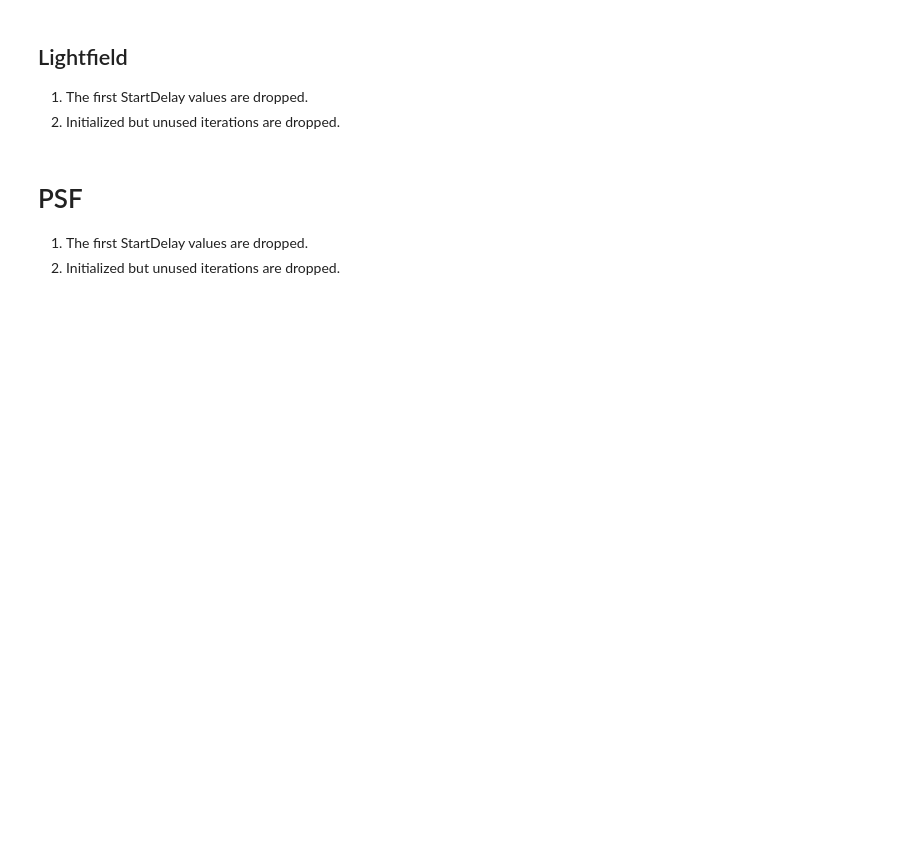
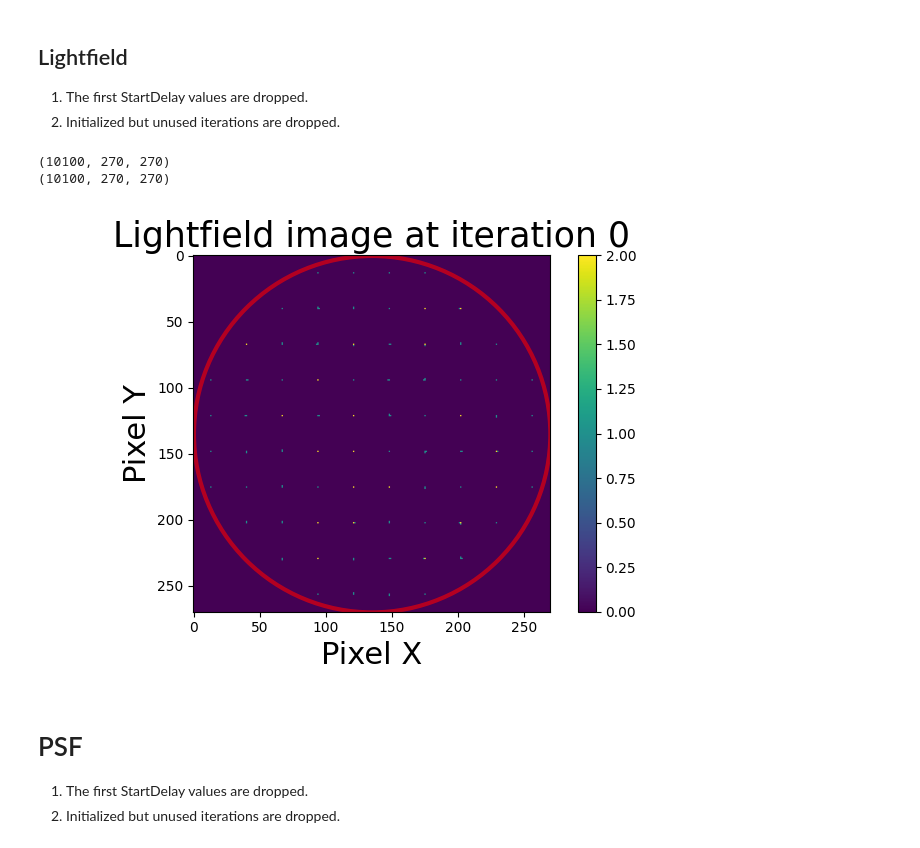
Before and after one commit to HumbertDominique/PSF-R-ML, a Jupyter notebook: preprocessing.ipynb, the cells around one changed output. Cells and saved outputs as stored; diff of their text form; code cells hidden in the pictures; blank space fills up the shorter version.

```diff
--- a/preprocessing.ipynb
+++ b/preprocessing.ipynb
@@ -17,7 +17,7 @@ SMALL_SIZE = 20
 MEDIUM_SIZE = 22
 BIGGER_SIZE = 25
 GPU = True
-outputDir = "output/"
+outputDir = "output_prep/"
 inputDir = "dataInputs/"
 
 Parameters = "ao_metadata.txt"
@@ -164,28 +171,32 @@ del WFSy
 # %%
 with h5py.File(inputDir+file_names[1]+str(1)+".h5", 'r') as temp:
     key = list(temp.keys())
-    lightfields = temp[key[0]][()][int(startDelay):,:]
+    lightfields = temp[key[0]][()][int(startDelay):int(LastBatchItSize),:]
 
-# print(lightfields.shape)
+print(lightfields.shape)
 
 if os.path.exists(inputDir+file_names[1]+str(1)+".h5"):
     if DELETE_OLD_FILES: os.remove(inputDir+file_names[1]+str(1)+".h5")
 
     with h5py.File(outputDir+file_names[1]+"prep_"+str(1)+".h5", "w") as f:
         f.create_dataset("Lightfield", data=lightfields)
 
 plt.close(0)
 plt.figure(0)
 plt.imshow(lightfields[0])
 plt.title("Lightfield image at iteration 0", fontsize=BIGGER_SIZE)
 circle = Circle((270/2, 270/2), 270/2, color='red', fill=False, linewidth=3,alpha=0.6)
 plt.gca().add_patch(circle)
 plt.colorbar()
 plt.ylabel("Pixel Y", fontsize=MEDIUM_SIZE)
 plt.xlabel("Pixel X", fontsize=MEDIUM_SIZE)
 plt.tight_layout()
-
+print(lightfields.shape)
 del lightfields
+# %% [output]
+(10100, 270, 270)
+(10100, 270, 270)
+[figure, added]
 # %% [markdown]
 # PSF
 
```
Also changed, not shown: parts of 4 cells of this notebook, 2 other files.
